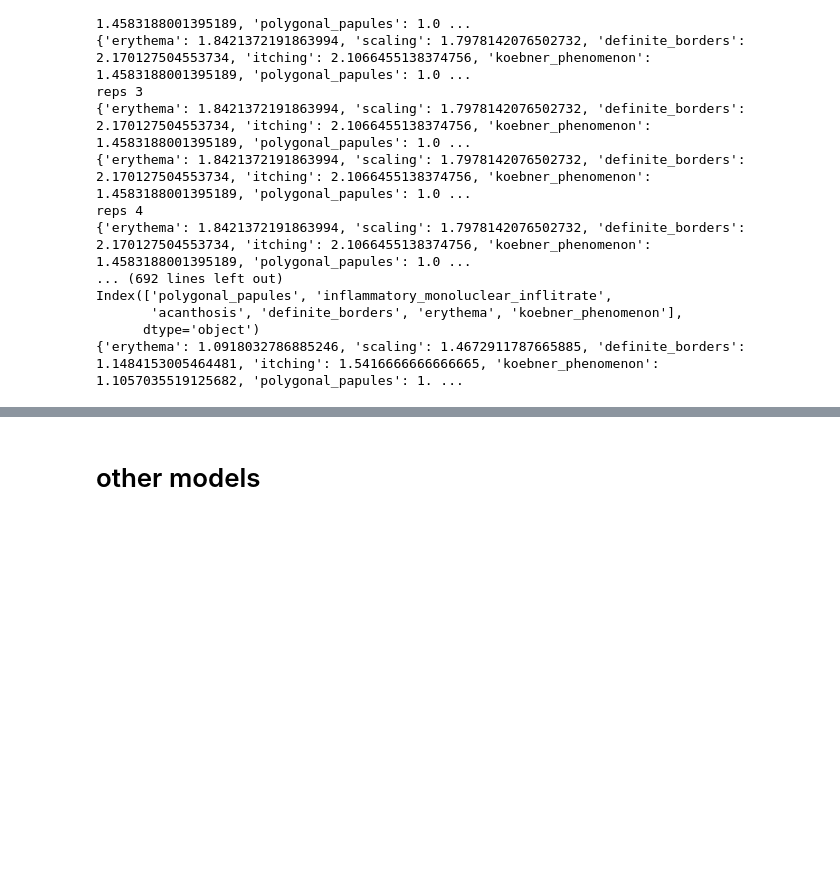
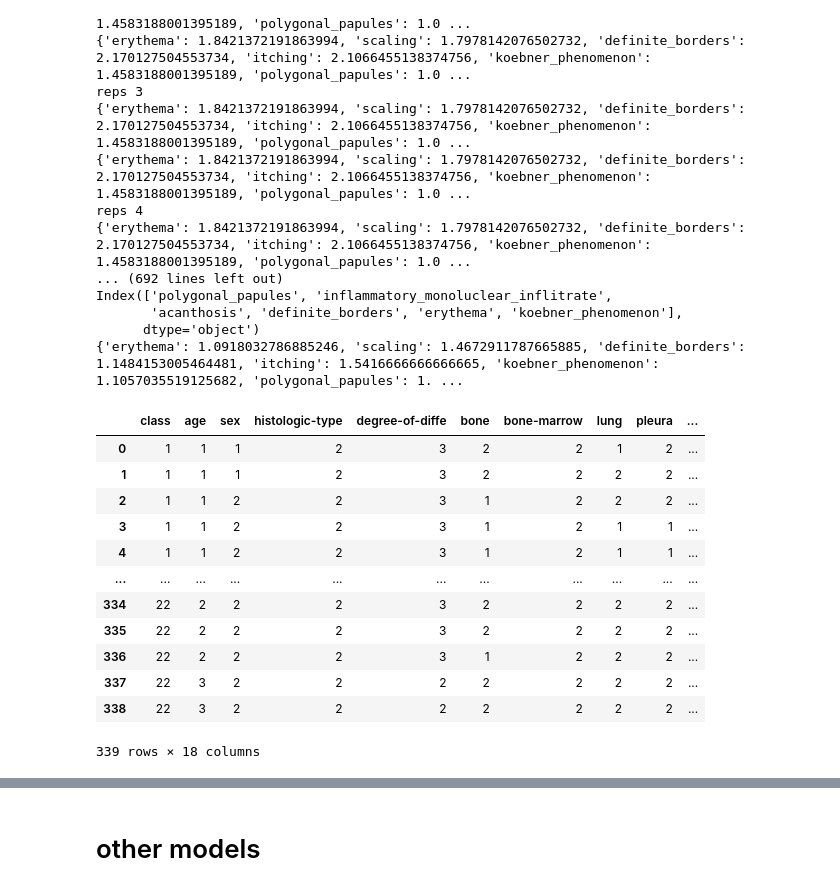
Before and after one commit to joofio/tabular-dataset-similarity, a Jupyter notebook: Final - Testing-larger.ipynb, the cells around one changed output, grey strips where cells are left out. Saved outputs shown, nothing was run; the diff lists cells and outputs as text; code cells hidden in the pictures; blank space fills up the shorter version.

```diff
--- a/Final - Testing-larger.ipynb
+++ b/Final - Testing-larger.ipynb
@@ -288,3 +288,24 @@ df=plot_plotly(plot_data5,cols=['cross','ndgc_score',
 # Writing to sample.json
 with open("dt_5.json", "w") as outfile:
     json.dump(plot_data5, outfile)
+# %%
+#newdata6
+real_data6=pd.read_csv("real_data6_testing.csv",index_col=0).reset_index(drop=True)
+
+continuous_values6=[""]
+categorical_values6 = real_data6[real_data6.columns.difference(continuous_values6)].columns
+real_data6
+# %% [output]
+|  | class | age | sex | histologic-type | degree-of-diffe | bone | bone-marrow | lung | pleura | ... |
+| 0 | 1 | 1 | 1 | 2 | 3 | 2 | 2 | 1 | 2 | ... |
+| 1 | 1 | 1 | 1 | 2 | 3 | 2 | 2 | 2 | 2 | ... |
+| 2 | 1 | 1 | 2 | 2 | 3 | 1 | 2 | 2 | 2 | ... |
+| 3 | 1 | 1 | 2 | 2 | 3 | 1 | 2 | 1 | 1 | ... |
+| 4 | 1 | 1 | 2 | 2 | 3 | 1 | 2 | 1 | 1 | ... |
+| ... | ... | ... | ... | ... | ... | ... | ... | ... | ... | ... |
+| 334 | 22 | 2 | 2 | 2 | 3 | 2 | 2 | 2 | 2 | ... |
+| 335 | 22 | 2 | 2 | 2 | 3 | 2 | 2 | 2 | 2 | ... |
+| 336 | 22 | 2 | 2 | 2 | 3 | 1 | 2 | 2 | 2 | ... |
+| 337 | 22 | 3 | 2 | 2 | 2 | 2 | 2 | 2 | 2 | ... |
+| 338 | 22 | 3 | 2 | 2 | 2 | 2 | 2 | 2 | 2 | ... |
+339 rows × 18 columns
```
Also changed, not shown: parts of 15 cells of this notebook, 6 other files.
